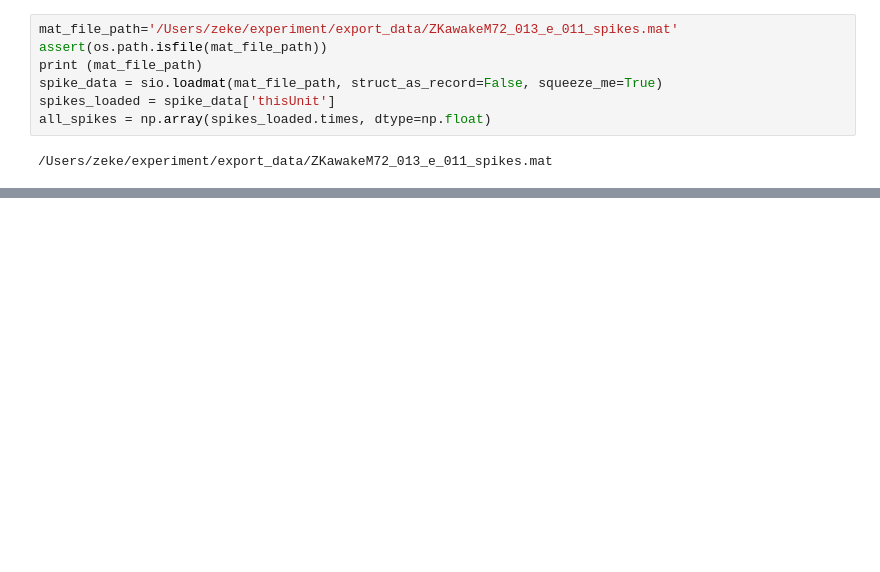
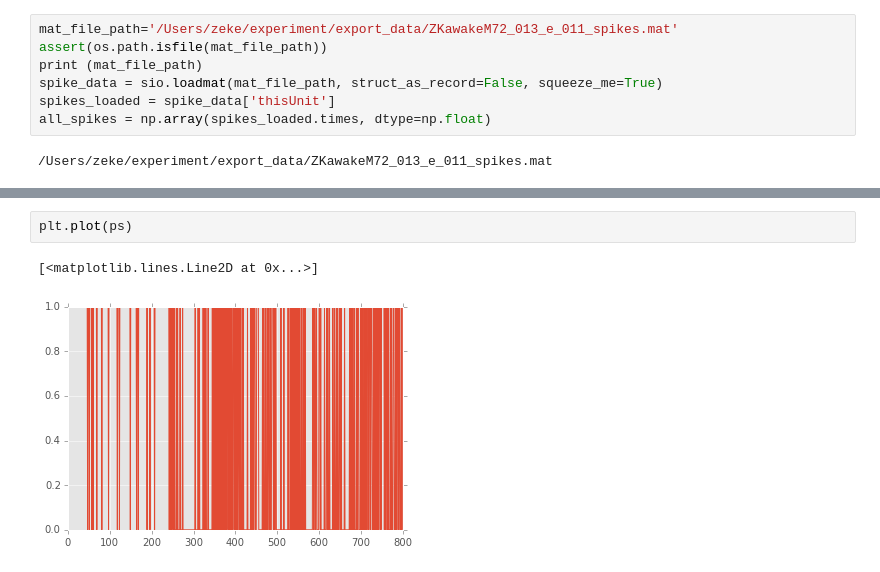
Before and after one commit to zekearneodo/ephys-tools, a Jupyter notebook: ephysScripts/Untitled-Copy1.ipynb, the cells around one changed output, grey strips where cells are left out. Cells and saved outputs as stored; diff of their text form; blank space fills up the shorter version.

```diff
--- a/ephysScripts/Untitled-Copy1.ipynb
+++ b/ephysScripts/Untitled-Copy1.ipynb
@@ -519,0 +264,5 @@ array([-469.34870792, -473.90308697, -478.03242099, -481.70239113,
+# %%
+plt.plot(ps)
+# %% [output]
+[<matplotlib.lines.Line2D at 0x...>]
+[figure, added]
```
Also changed, not shown: parts of 49 cells of this notebook, 1 other file.
